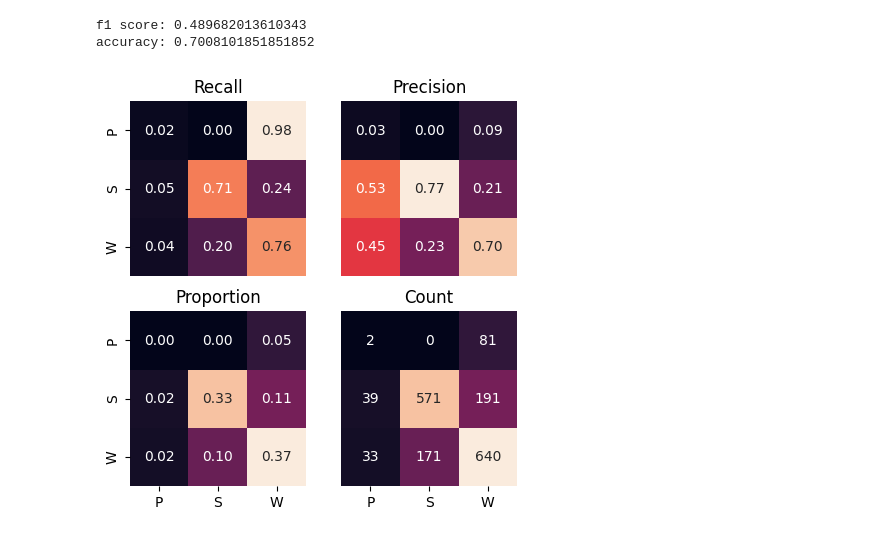
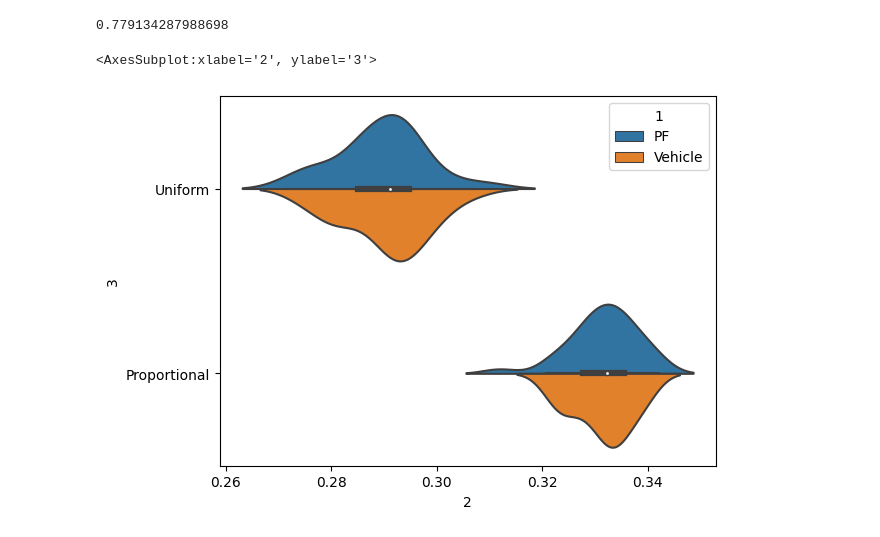
Before and after one commit to smithandrewk/sleep_ml, a Jupyter notebook: main.ipynb, the cells around one changed output. Saved outputs shown, nothing was run; the diff lists cells and outputs as text; code cells hidden in the pictures.

Commit message:
loo training script

```diff
--- a/main.ipynb
+++ b/main.ipynb
@@ -4,0 +63,6 @@ from sklearn.model_selection import train_test_split
+# %%
+from lib.utils import evaluate
+loss,metrics,y_true,y_pred,y_logits = evaluate(testloader,model,criterion)
+loss
+# %% [output]
+0.779134287988698
@@ -4,0 +76,29 @@ from sklearn.model_selection import train_test_split
+# %%
+df = pd.DataFrame()
+ids = get_ekyn_ids()
+ids.remove('main.ipynb')
+# %%
+clf = UniformRandomClassifier()
+
+for id in ids:
+    for condition in ['PF','Vehicle']:
+        X,y_true = load_eeg_label_pair(id=id,condition=condition)
+        y_true = y_true.argmax(axis=1)
+        y_pred = clf.predict(X)
+        df = pd.concat([df,pd.DataFrame([id,condition,f1_score(y_true=y_true,y_pred=y_pred,average="macro"),"Uniform"]).T])
+# %%
+clf = ProportionalRandomClassifier()
+
+for id in ids:
+    for condition in ['PF','Vehicle']:
+        X,y_true = load_eeg_label_pair(id=id,condition=condition)
+        y_true = y_true.argmax(axis=1)
+        y_pred = clf.predict(X)
+        df = pd.concat([df,pd.DataFrame([id,condition,f1_score(y_true=y_true,y_pred=y_pred,average="macro"),"Proportional"]).T])
+# %%
+df[2] = df[2].astype(float)
+# %%
+sns.violinplot(data=df,x=2,y=3,hue=1,split=True)
+# %% [output]
+<AxesSubplot:xlabel='2', ylabel='3'>
+[figure, added]
@@ -12,14 +115,0 @@ from sklearn.metrics import f1_score,accuracy_score
-# %%
-clf = RandomForestClassifier()
-clf.fit(X_train,y_train)
-y_pred = clf.predict(X_test)
-print(f'f1 score: {f1_score(y_true=y_test,y_pred=y_pred,average="macro")}')
-print(f'accuracy: {accuracy_score(y_true=y_test,y_pred=y_pred)}')
-# %% [output]
-f1 score: 0.489682013610343
-accuracy: 0.7008101851851852
-# %%
-from lib.utils import cm_grid
-cm_grid(y_true=y_test.argmax(axis=1),y_pred=y_pred.argmax(axis=1))
-# %% [output]
-[figure, removed]
```
Also changed, not shown: parts of 14 cells of this notebook, 7 other files.
